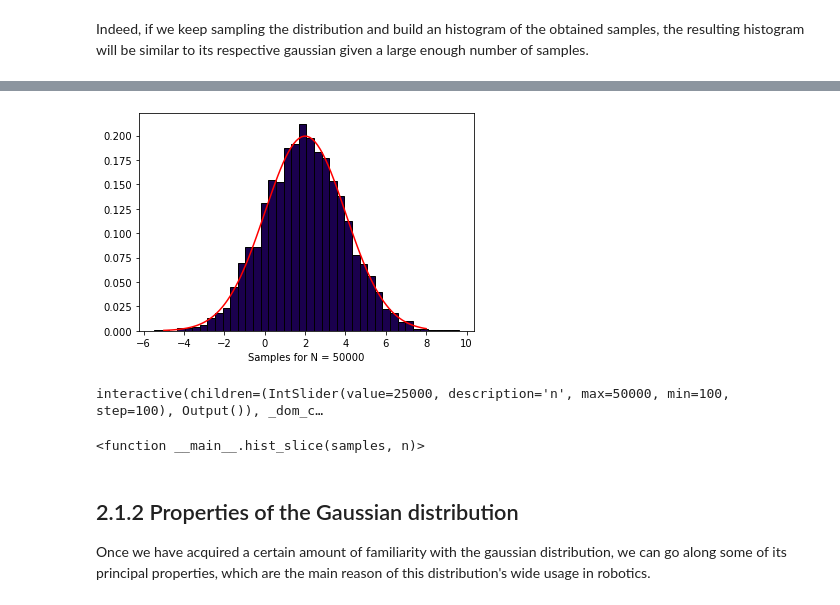
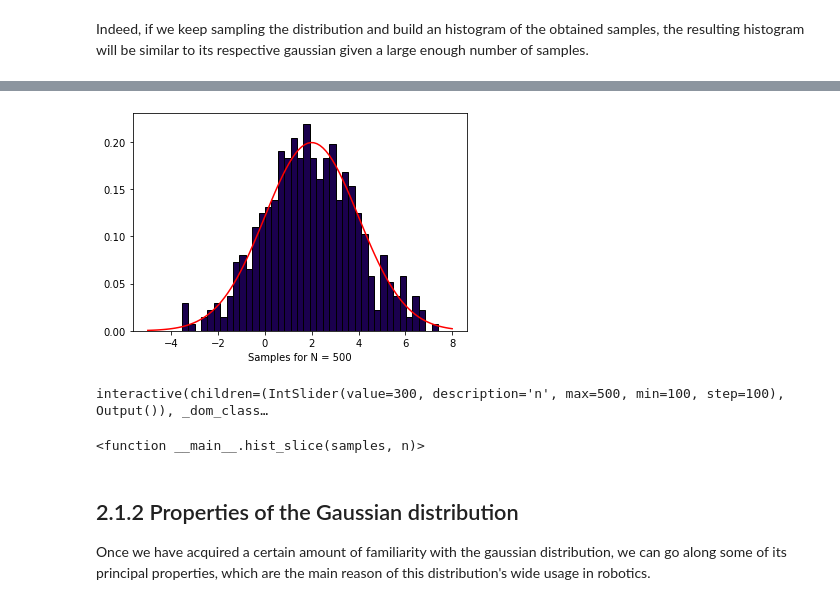
Before and after one commit to antoniochavesgarcia/Robotica2021, a Jupyter notebook: Chapter 02. Probability and statistic bases/2.1 Probability and Statistics Bases for Robotics.ipynb, the cells around one changed output, grey strips where cells are left out. Drawn from its saved outputs; the diff is of its cells as text; code cells hidden in the pictures.

```diff
--- a/Chapter 02. Probability and statistic bases/2.1 Probability and Statistics Bases for Robotics.ipynb
+++ b/Chapter 02. Probability and statistic bases/2.1 Probability and Statistics Bases for Robotics.ipynb
@@ -162,16 +162,16 @@ def hist_slice(samples, n):
 # %%
 # RUN
 random.seed(0)
-samples = gen_samples(50000, 2, 2)
+samples = gen_samples(500, 2, 2)
 n = 5000
 hist_slice(samples, n)
 # %% [output]
-[figure, old version]
+[figure, new version]
 # %%
 # RUN
-interact(hist_slice, samples=fixed(samples), n=(100, 50000, 100))
+interact(hist_slice, samples=fixed(samples), n=(100, 500, 100))
 # %% [output]
-interactive(children=(IntSlider(value=25000, description='n', max=50000, min=100, step=100), Output()), _dom_c…
+interactive(children=(IntSlider(value=300, description='n', max=500, min=100, step=100), Output()), _dom_class…
 <function __main__.hist_slice(samples, n)>
 # %% [markdown]
 ## 2.1.2 Properties of the Gaussian distribution
```
Also changed, not shown: parts of 6 cells of this notebook, 44 other files.
